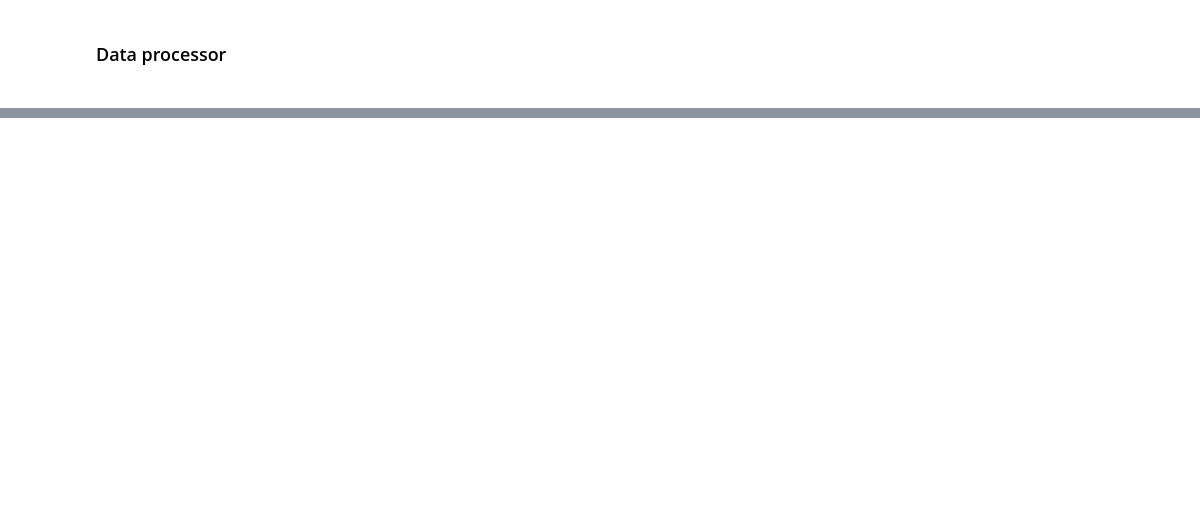
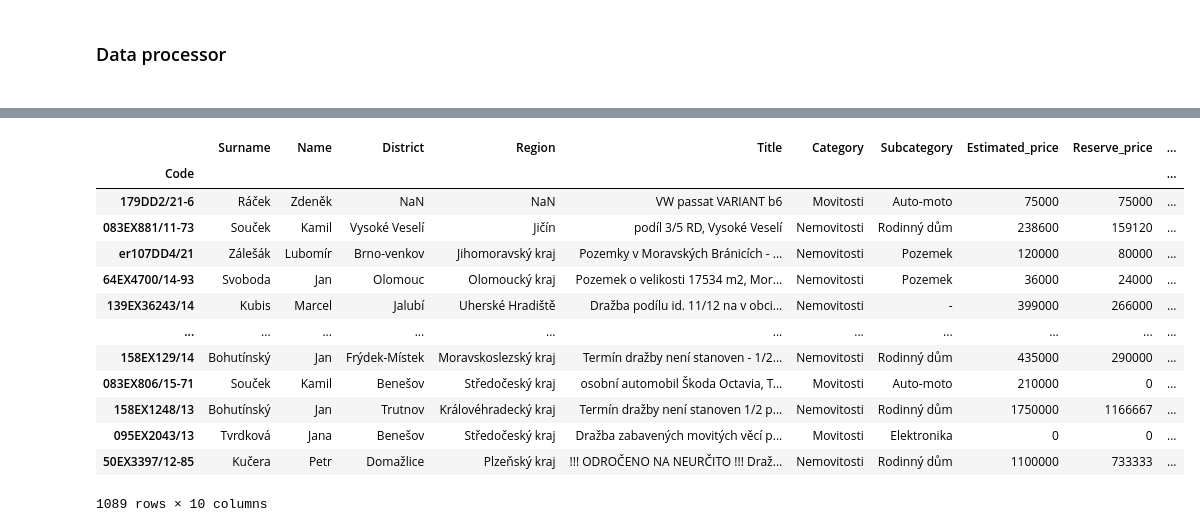
Before and after one commit to kubablack/auctions_project_Galle_Cerny, a Jupyter notebook: auctions.ipynb, the cells around one changed output, grey strips where cells are left out. Drawn from its saved outputs; the diff is of its cells as text; code cells hidden in the pictures; blank space fills up the shorter version.

```diff
--- a/auctions.ipynb
+++ b/auctions.ipynb
@@ -85,5 +104,4 @@ for x,y in czech.items():
 # %%
 auctions = pd.DataFrame(auctionslist)
-auctions.columns = ["Surname","Name","District_name","Region_name","Title_of_auction","Category","Subcategory","Auction_code","Estimated_price","Reserve_price","link"]
-auctions.head
-auctions.to_csv('auctionslist.csv')
+auctions.columns = ["Surname","Name","District","Region","Title","Category","Subcategory","Code","Estimated_price","Reserve_price","Link"]
+auctions.head()
@@ -89,0 +115,17 @@ auctions.to_csv('auctionslist.csv')
+# %%
+auctions
+# %% [output]
+|  | Surname | Name | District | Region | Title | Category | Subcategory | Estimated_price | Reserve_price | ... |
+| Code |  |  |  |  |  |  |  |  |  | ... |
+| 179DD2/21-6 | Ráček | Zdeněk | NaN | NaN | VW passat VARIANT b6 | Movitosti | Auto-moto | 75000 | 75000 | ... |
+| 083EX881/11-73 | Souček | Kamil | Vysoké Veselí | Jičín | podíl 3/5 RD, Vysoké Veselí | Nemovitosti | Rodinný dům | 238600 | 159120 | ... |
+| er107DD4/21 | Zálešák | Lubomír | Brno-venkov | Jihomoravský kraj | Pozemky v Moravských Bránicích - ... | Nemovitosti | Pozemek | 120000 | 80000 | ... |
+| 64EX4700/14-93 | Svoboda | Jan | Olomouc | Olomoucký kraj | Pozemek o velikosti 17534 m2, Mor... | Nemovitosti | Pozemek | 36000 | 24000 | ... |
+| 139EX36243/14 | Kubis | Marcel | Jalubí | Uherské Hradiště | Dražba podílu id. 11/12 na v obci... | Nemovitosti | - | 399000 | 266000 | ... |
+| ... | ... | ... | ... | ... | ... | ... | ... | ... | ... | ... |
+| 158EX129/14 | Bohutínský | Jan | Frýdek-Místek | Moravskoslezský kraj | Termín dražby není stanoven - 1/2... | Nemovitosti | Rodinný dům | 435000 | 290000 | ... |
+| 083EX806/15-71 | Souček | Kamil | Benešov | Středočeský kraj | osobní automobil Škoda Octavia, T... | Movitosti | Auto-moto | 210000 | 0 | ... |
+| 158EX1248/13 | Bohutínský | Jan | Trutnov | Královéhradecký kraj | Termín dražby není stanoven 1/2 p... | Nemovitosti | Rodinný dům | 1750000 | 1166667 | ... |
+| 095EX2043/13 | Tvrdková | Jana | Benešov | Středočeský kraj | Dražba zabavených movitých věcí p... | Movitosti | Elektronika | 0 | 0 | ... |
+| 50EX3397/12-85 | Kučera | Petr | Domažlice | Plzeňský kraj | !!! ODROČENO NA NEURČITO !!! Draž... | Nemovitosti | Rodinný dům | 1100000 | 733333 | ... |
+1089 rows × 10 columns
```
Also changed, not shown: parts of 19 cells of this notebook.
